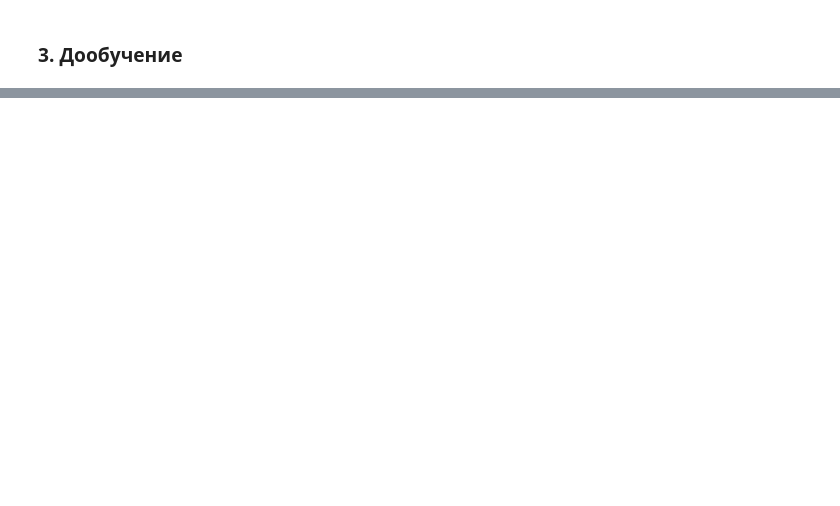
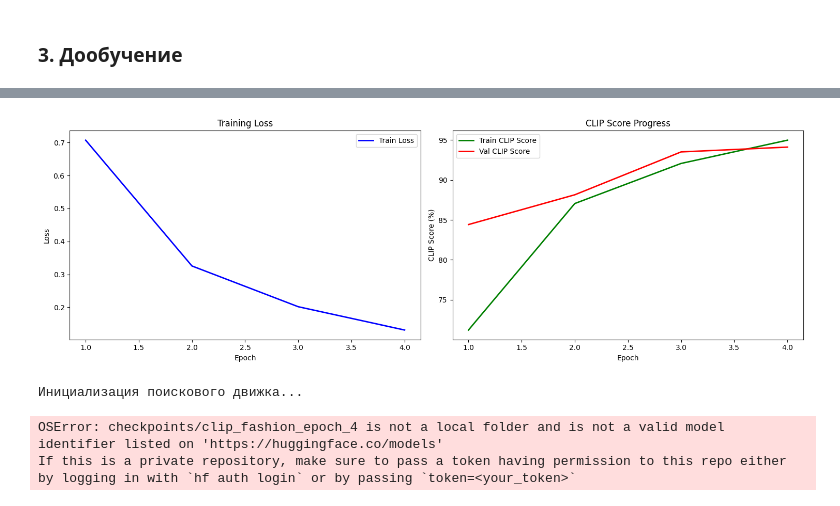
Before and after one commit to di049/CLIP_multimodal_search, a Jupyter notebook: notebook.ipynb, the cells around one changed output, grey strips where cells are left out. Cells and saved outputs as stored; diff of their text form; code cells hidden in the pictures; blank space fills up the shorter version.

Commit message:
backup rtrain results

```diff
--- a/notebook.ipynb
+++ b/notebook.ipynb
@@ -246,7 +204,7 @@ train_dataset = FashionDataset(
 
 train_dataloader = DataLoader(
     train_dataset,
-    batch_size=4,
+    batch_size=8,
     shuffle=True,
 )
 
@@ -258,7 +216,7 @@ test_dataset = FashionDataset(
 
 test_dataloader = DataLoader(
     test_dataset,
-    batch_size=4,
+    batch_size=8,
     shuffle=True,
 )
 # %% [markdown]
@@ -509,0 +542,27 @@ ValueError: Sequence length must be less than max_position_embeddings (got `sequ
+# %%
+def plot_training_curves(train_losses, train_scores, val_scores):
+    fig, (ax1, ax2) = plt.subplots(1, 2, figsize=(15, 5))
+
+    # Loss
+    ax1.plot(range(1, len(train_losses) + 1), train_losses, 'b-', linewidth=2, label='Train Loss')
+    ax1.set_xlabel('Epoch')
+    ax1.set_ylabel('Loss')
+    ax1.set_title('Training Loss')
+    ax1.legend()
+
+    # CLIP score
+    epochs = range(1, len(train_scores) + 1)
+    ax2.plot(epochs, train_scores, 'g-', linewidth=2, label='Train CLIP Score')
+    ax2.plot(epochs, val_scores, 'r-', linewidth=2, label='Val CLIP Score')
+    ax2.set_xlabel('Epoch')
+    ax2.set_ylabel('CLIP Score (%)')
+    ax2.set_title('CLIP Score Progress')
+    ax2.legend()
+
+    plt.tight_layout()
+    plt.savefig('training_curves_transformers.png', dpi=300, bbox_inches='tight')
+    plt.show()
+# %%
+plot_training_curves(train_losses, train_scores, val_scores)
+# %% [output]
+[figure, added]
@@ -509,0 +636,27 @@ ValueError: Sequence length must be less than max_position_embeddings (got `sequ
+# %%
+print("\nИнициализация поискового движка...")
+search_engine = FashionSearchEngine(
+    model_path='checkpoints/clip_fashion_epoch_4',
+    csv_file='data.csv',
+    image_dir='images'
+)
+
+# Тестовый поиск
+test_queries = [
+    "красное платье",
+    "синие джинсы",
+    "черные туфли на каблуке",
+    "белая футболка",
+    "стильная куртка"
+]
+
+print("\nТестовый поиск:")
+for query in test_queries:
+    print(f"\nПоиск: '{query}'")
+    results = search_engine.search(query, top_k=3)
+    for i, result in enumerate(results, 1):
+        print(f"  {i}. {result['description']} (score: {result['score']:.3f})")
+# %% [output]
+Инициализация поискового движка...
+OSError: checkpoints/clip_fashion_epoch_4 is not a local folder and is not a valid model identifier listed on 'https://huggingface.co/models'
+If this is a private repository, make sure to pass a token having permission to this repo either by logging in with `hf auth login` or by passing `token=<your_token>`
```
Also changed, not shown: parts of 12 cells of this notebook.
